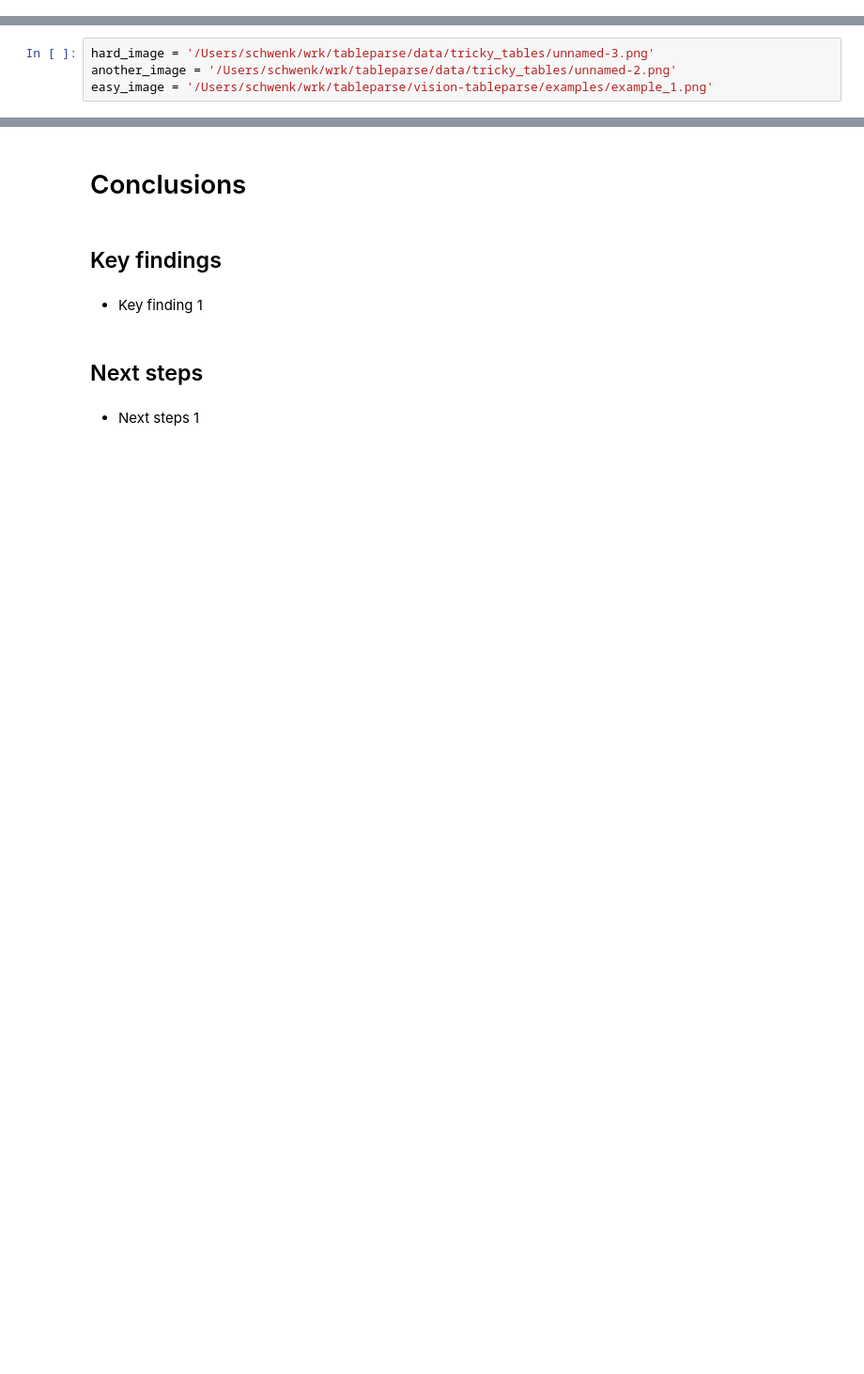
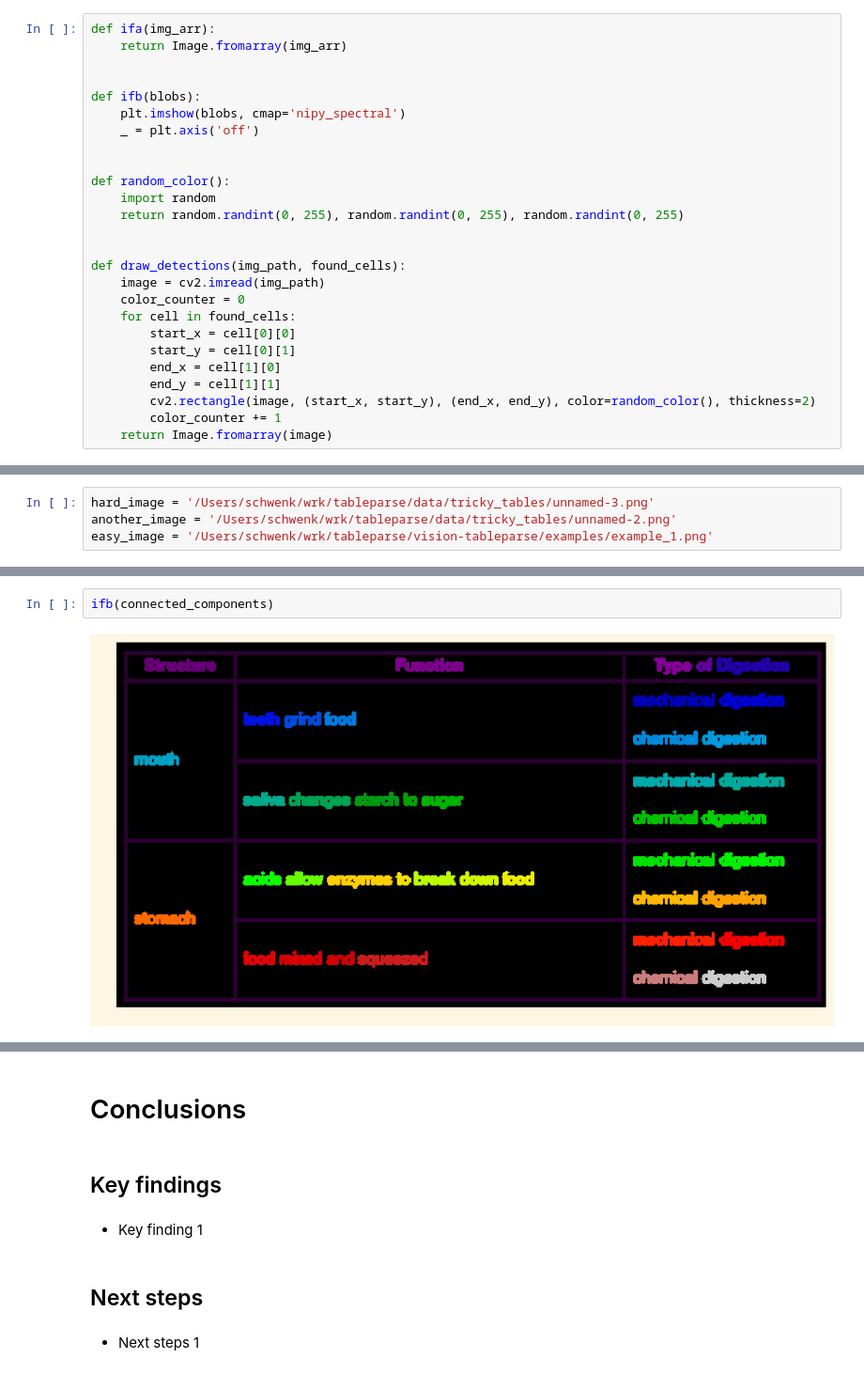
Before and after one commit to drschwenk/tableparse_notebooks, a Jupyter notebook: connected_components.ipynb, the cells around one changed output, grey strips where cells are left out. Shown at 94% size. Cells and saved outputs as stored; diff of their text form; blank space fills up the shorter version.

Commit message:
added full tracking for connected components notebook

```diff
--- a/connected_components.ipynb
+++ b/connected_components.ipynb
@@ -117,0 +123,26 @@ The version_information extension is already loaded. To reload it, use:
+# %%
+def ifa(img_arr):
+    return Image.fromarray(img_arr)
+
+
+def ifb(blobs):
+    plt.imshow(blobs, cmap='nipy_spectral')
+    _ = plt.axis('off')
+
+
+def random_color():
+    import random
+    return random.randint(0, 255), random.randint(0, 255), random.randint(0, 255)
+
+
+def draw_detections(img_path, found_cells):
+    image = cv2.imread(img_path)
+    color_counter = 0
+    for cell in found_cells:
+        start_x = cell[0][0]
+        start_y = cell[0][1]
+        end_x = cell[1][0]
+        end_y = cell[1][1]
+        cv2.rectangle(image, (start_x, start_y), (end_x, end_y), color=random_color(), thickness=2)
+        color_counter += 1
+    return Image.fromarray(image)
@@ -194,0 +224,4 @@ bounding_boxes
+# %%
+ifb(connected_components)
+# %% [output]
+[figure, added]
```
Also changed, not shown: parts of 17 cells of this notebook, 5 other files.
